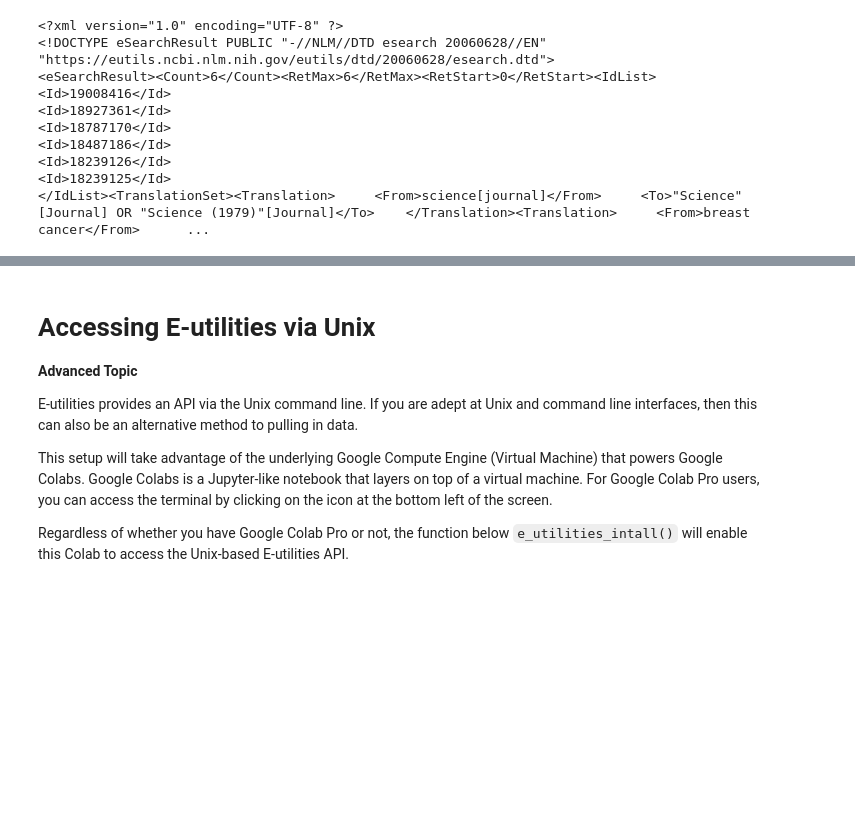
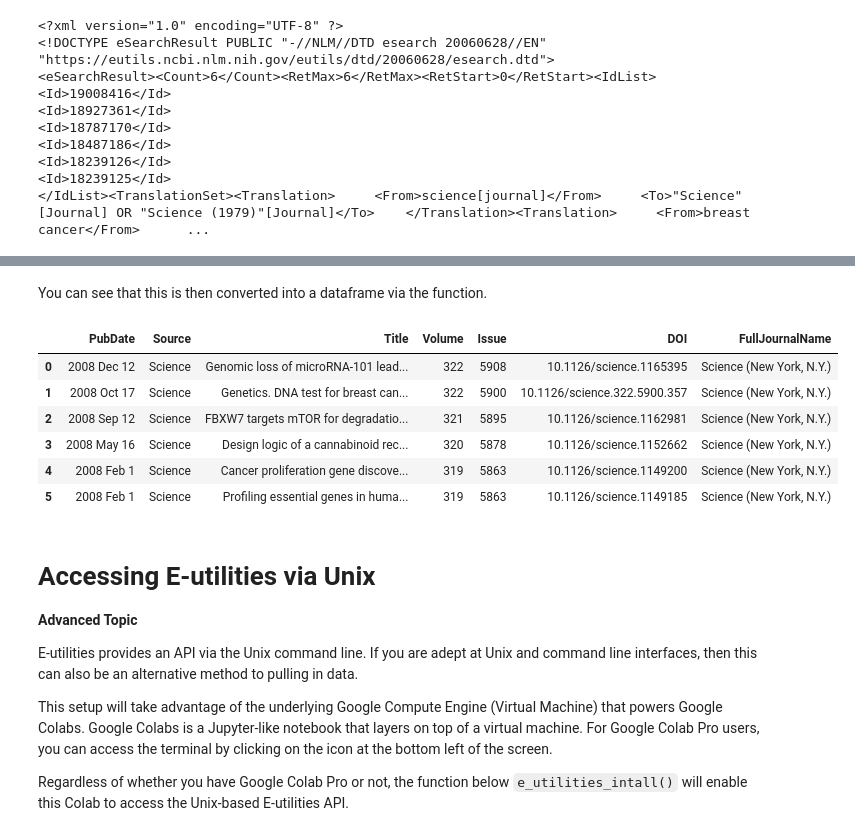
Before and after one commit to MDcontributor/eutilities, a Jupyter notebook: demo/PubMedExtraction.ipynb, the cells around one changed output, grey strips where cells are left out. Drawn from its saved outputs; the diff is of its cells as text; code cells hidden in the pictures; blank space fills up the shorter version.

Commit message:
Completed first iteration of Python notebook

```diff
--- a/demo/PubMedExtraction.ipynb
+++ b/demo/PubMedExtraction.ipynb
@@ -64,0 +186,6 @@ Note that `response.text` is the statement that
+# %%
+from Bio import Entrez
+Entrez.email = "Your.Name.Here@example.org"
+handle = Entrez.esummary(db="pubmed", id="19008416")
+record = Entrez.read(handle)
+handle.close()
@@ -64,0 +209,35 @@ Note that `response.text` is the statement that
+# %%
+def returnPMIDdata(list_of_pmids):
+  # Convert to string data type first
+  list_of_pmids = list(map(str,list_of_pmids))
+
+  # Join the list of PMIDS into one string object
+  str_pmids = ','.join(list_of_pmids)
+
+  # Calling Entrez.esummary to send request to API
+  handle = Entrez.esummary(db="pubmed", id=str_pmids)
+  record = Entrez.read(handle)
+
+  # Closing the connection
+  handle.close()
+
+  # Identifying what metadata we would like
+  columns = ['PubDate', 'Source', 'Title', 'Volume', 'Issue', 'DOI', 'FullJournalName']
+
+  # Converting the data into a dataframe
+  df = pd.DataFrame(columns=columns)
+
+  # Adding data into dataframe
+  for count, value in enumerate(record):
+    df.loc[count,'PubDate'] = value['PubDate']
+    df.loc[count,'Source'] = value['Source']
+    df.loc[count,'Title'] = value['Title']
+    df.loc[count,'Volume'] = value['Volume']
+    df.loc[count,'Issue'] = value['Issue']
+    df.loc[count,'DOI'] = value['DOI']
+    df.loc[count,'FullJournalName'] = value['FullJournalName']
+
+  # Return dataframe
+  return df
+# %%
+list_of_pmids = [19008416, 18927361, 18787170, 18487186, 18239126, 18239125]
@@ -65,3 +293,16 @@ Note that `response.text` is the statement that
+# %% [markdown]
+You can see that this is then converted into a dataframe via the function.
+# %%
+sample_df = returnPMIDdata(list_of_pmids)
+sample_df
+# %% [output]
+|  | PubDate | Source | Title | Volume | Issue | DOI | FullJournalName |
+| 0 | 2008 Dec 12 | Science | Genomic loss of microRNA-101 lead... | 322 | 5908 | 10.1126/science.1165395 | Science (New York, N.Y.) |
+| 1 | 2008 Oct 17 | Science | Genetics. DNA test for breast can... | 322 | 5900 | 10.1126/science.322.5900.357 | Science (New York, N.Y.) |
+| 2 | 2008 Sep 12 | Science | FBXW7 targets mTOR for degradatio... | 321 | 5895 | 10.1126/science.1162981 | Science (New York, N.Y.) |
+| 3 | 2008 May 16 | Science | Design logic of a cannabinoid rec... | 320 | 5878 | 10.1126/science.1152662 | Science (New York, N.Y.) |
+| 4 | 2008 Feb 1 | Science | Cancer proliferation gene discove... | 319 | 5863 | 10.1126/science.1149200 | Science (New York, N.Y.) |
+| 5 | 2008 Feb 1 | Science | Profiling essential genes in huma... | 319 | 5863 | 10.1126/science.1149185 | Science (New York, N.Y.) |
 # %% [markdown]
 # Accessing E-utilities via Unix
 **Advanced Topic**
```
Also changed, not shown: parts of 34 cells of this notebook.
